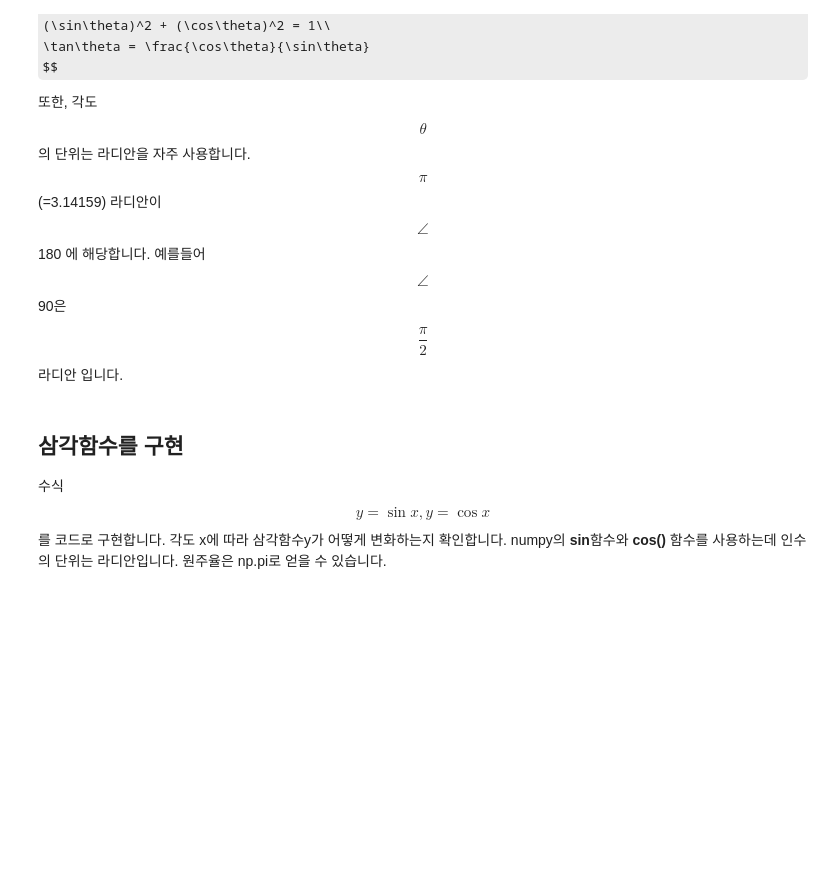
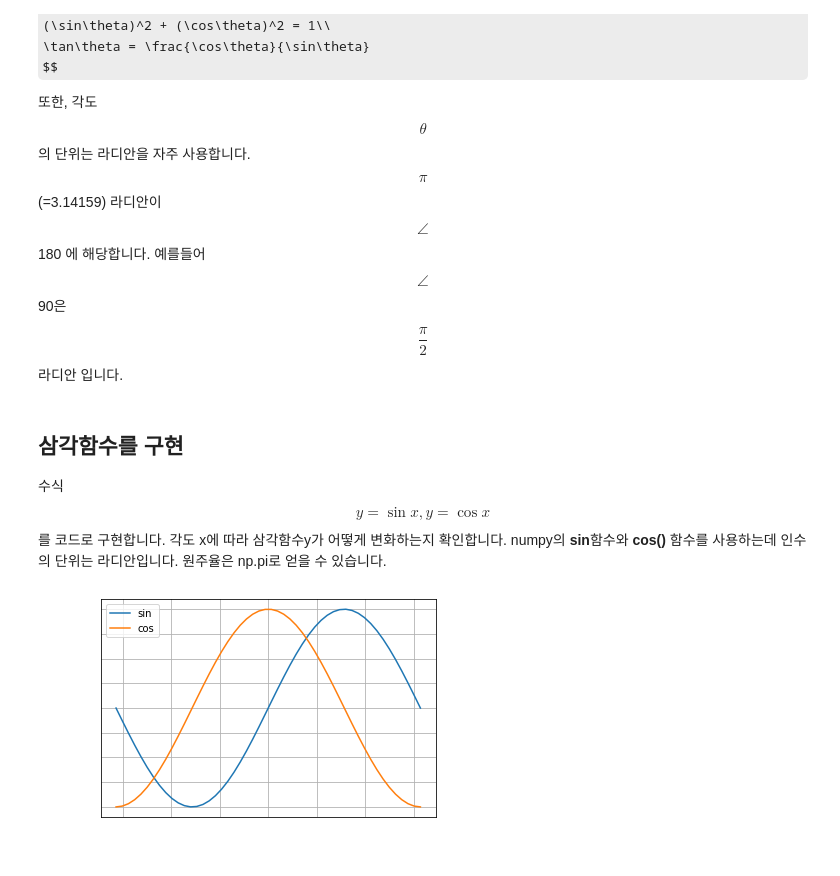
Before and after one commit to llinux910/llinux910.github.io, a Jupyter notebook: tmpFiles/삼각함수.ipynb, the cells around one changed output. Drawn from its saved outputs; the diff is of its cells as text; code cells hidden in the pictures; some formulas as TeX source; blank space fills up the shorter version.

```diff
--- a/tmpFiles/삼각함수.ipynb
+++ b/tmpFiles/삼각함수.ipynb
@@ -28,3 +28,30 @@ $$
 
 수식 $$y = \sin x, y = \cos x$$를 코드로 구현합니다. 각도 x에 따라 삼각함수y가 어떻게 변화하는지 확인합니다.
 numpy의 **sin**함수와 **cos()** 함수를 사용하는데 인수의 단위는 라디안입니다. 원주율은 np.pi로 얻을 수 있습니다.
+# %%
+import numpy as np
+import matplotlib.pyplot as plt
+
+def my_sin(x):
+    return np.sin(x) # sin(x)
+
+def my_cos(x):
+    return np.cos(x) # cos(x)
+
+x = np.linspace(-np.pi,np.pi) # -파이부터 파이(라디안) 까지
+y_sin = my_sin(x)
+y_cos = my_cos(x)
+
+np.finfo(np.dtype("float64"))
+
+plt.plot(x,y_sin ,label="sin")
+plt.plot(x,y_cos, label="cos")
+plt.legend()
+plt.tick_params(axis='x', colors='white')
+plt.tick_params(axis='y', colors='white')
+plt.xlabel("x",size=14,color='white')
+plt.ylabel("y",size=14,color='white')
+plt.grid()
+plt.show()
+# %% [output]
+[figure, added]
```
Also changed, not shown: parts of 3 cells of this notebook, 3 other files.
